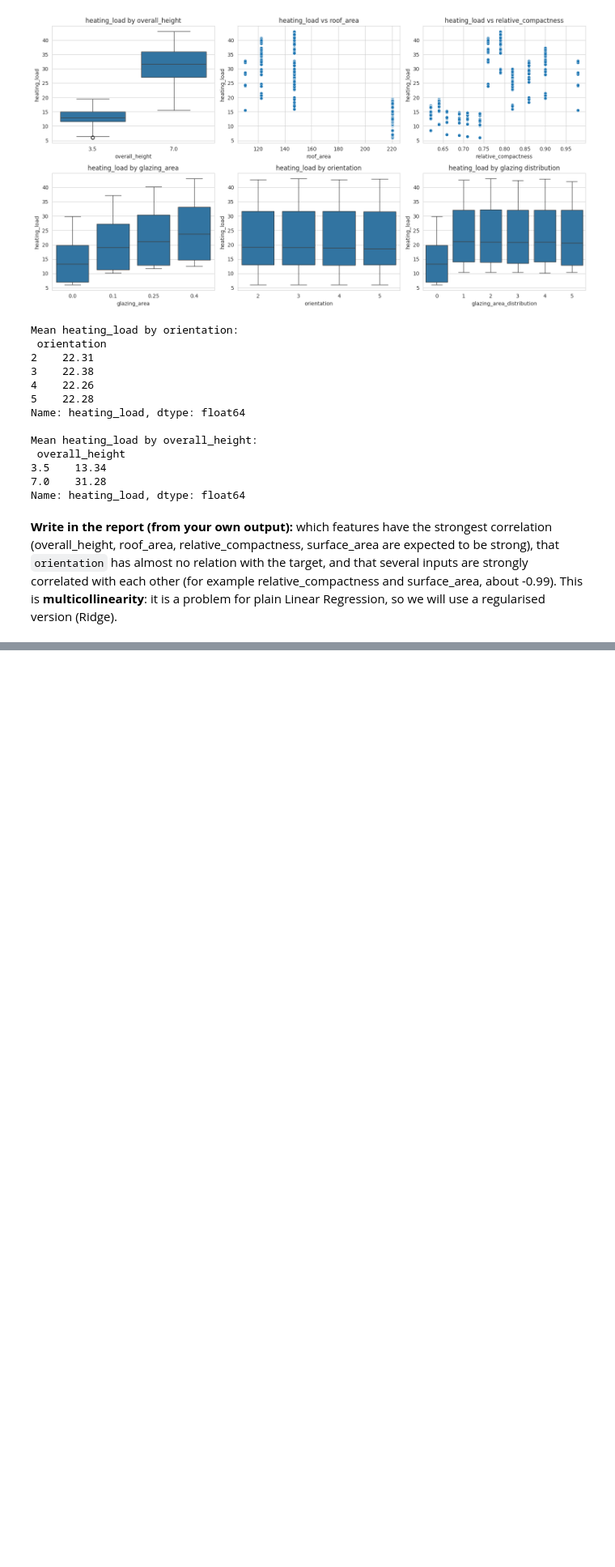
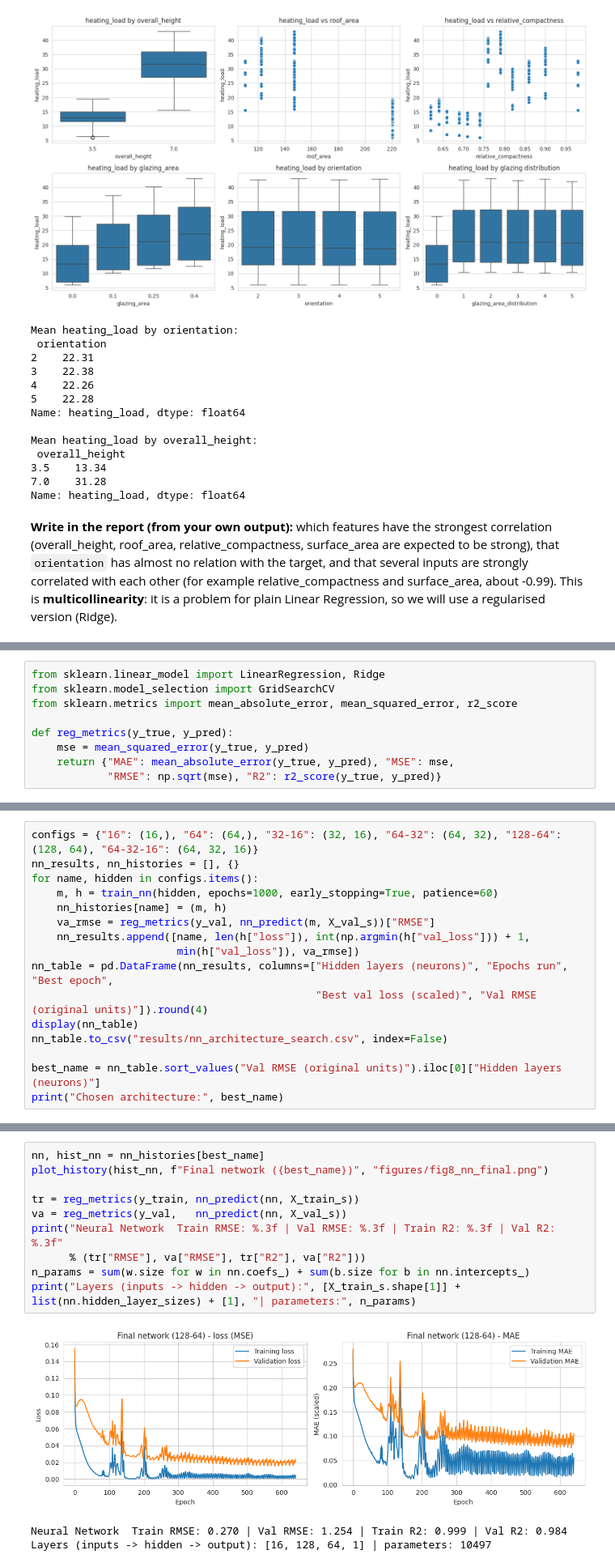
Before and after one commit to Khalidgh707/Machine-Learning-Project, a Jupyter notebook: DS471ML_project.ipynb, the cells around one changed output, grey strips where cells are left out. Shown at 81% size. Saved outputs shown, nothing was run; the diff lists cells and outputs as text; blank space fills up the shorter version.

```diff
--- a/DS471ML_project.ipynb
+++ b/DS471ML_project.ipynb
@@ -304,0 +368,9 @@ Name: heating_load, dtype: float64
+# %%
+from sklearn.linear_model import LinearRegression, Ridge
+from sklearn.model_selection import GridSearchCV
+from sklearn.metrics import mean_absolute_error, mean_squared_error, r2_score
+
+def reg_metrics(y_true, y_pred):
+    mse = mean_squared_error(y_true, y_pred)
+    return {"MAE": mean_absolute_error(y_true, y_pred), "MSE": mse,
+            "RMSE": np.sqrt(mse), "R2": r2_score(y_true, y_pred)}
@@ -304,0 +513,16 @@ Name: heating_load, dtype: float64
+# %%
+configs = {"16": (16,), "64": (64,), "32-16": (32, 16), "64-32": (64, 32), "128-64": (128, 64), "64-32-16": (64, 32, 16)}
+nn_results, nn_histories = [], {}
+for name, hidden in configs.items():
+    m, h = train_nn(hidden, epochs=1000, early_stopping=True, patience=60)
+    nn_histories[name] = (m, h)
+    va_rmse = reg_metrics(y_val, nn_predict(m, X_val_s))["RMSE"]
+    nn_results.append([name, len(h["loss"]), int(np.argmin(h["val_loss"])) + 1,
+                       min(h["val_loss"]), va_rmse])
+nn_table = pd.DataFrame(nn_results, columns=["Hidden layers (neurons)", "Epochs run", "Best epoch",
+                                             "Best val loss (scaled)", "Val RMSE (original units)"]).round(4)
+display(nn_table)
+nn_table.to_csv("results/nn_architecture_search.csv", index=False)
+
+best_name = nn_table.sort_values("Val RMSE (original units)").iloc[0]["Hidden layers (neurons)"]
+print("Chosen architecture:", best_name)
@@ -304,0 +538,14 @@ Name: heating_load, dtype: float64
+# %%
+nn, hist_nn = nn_histories[best_name]
+plot_history(hist_nn, f"Final network ({best_name})", "figures/fig8_nn_final.png")
+
+tr = reg_metrics(y_train, nn_predict(nn, X_train_s))
+va = reg_metrics(y_val,   nn_predict(nn, X_val_s))
+print("Neural Network  Train RMSE: %.3f | Val RMSE: %.3f | Train R2: %.3f | Val R2: %.3f"
+      % (tr["RMSE"], va["RMSE"], tr["R2"], va["R2"]))
+n_params = sum(w.size for w in nn.coefs_) + sum(b.size for b in nn.intercepts_)
+print("Layers (inputs -> hidden -> output):", [X_train_s.shape[1]] + list(nn.hidden_layer_sizes) + [1], "| parameters:", n_params)
+# %% [output]
+[figure, added]
+Neural Network  Train RMSE: 0.270 | Val RMSE: 1.254 | Train R2: 0.999 | Val R2: 0.984
+Layers (inputs -> hidden -> output): [16, 128, 64, 1] | parameters: 10497
```
Also changed, not shown: parts of 25 cells of this notebook.
